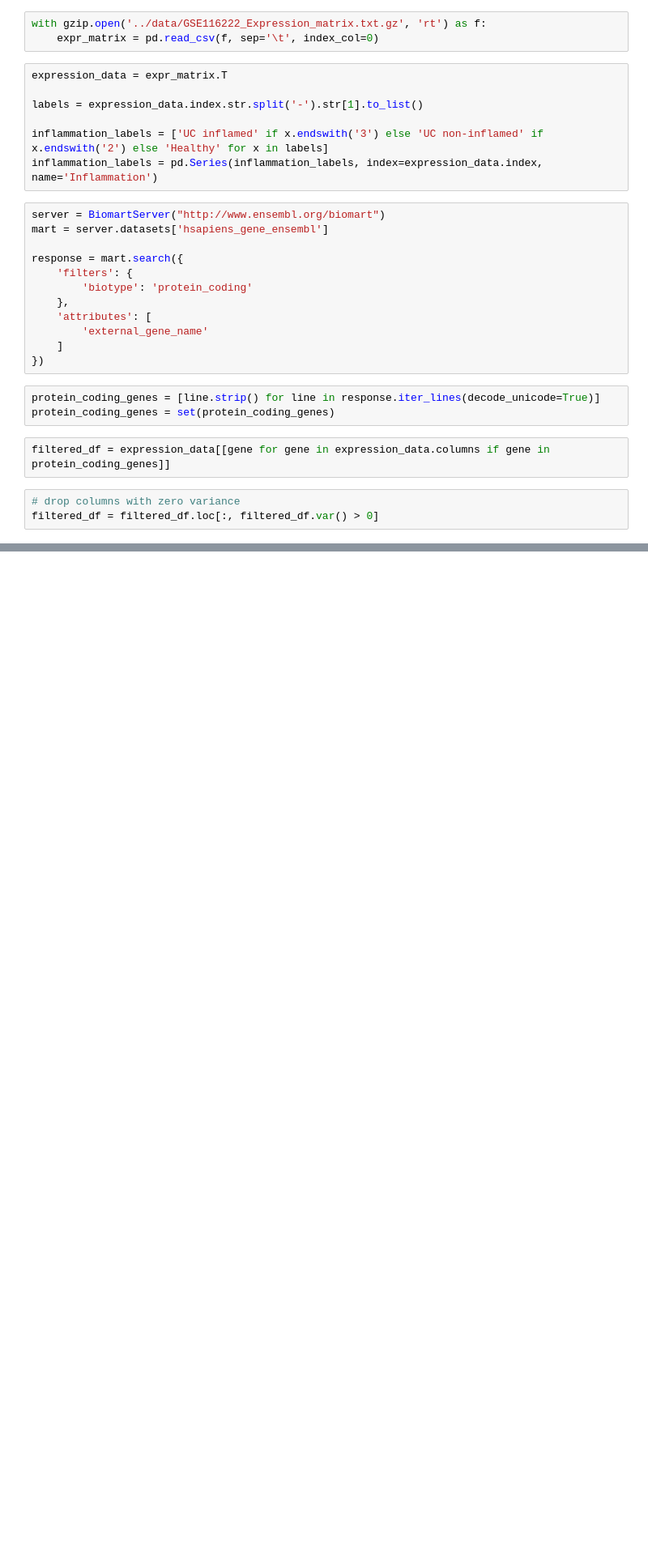
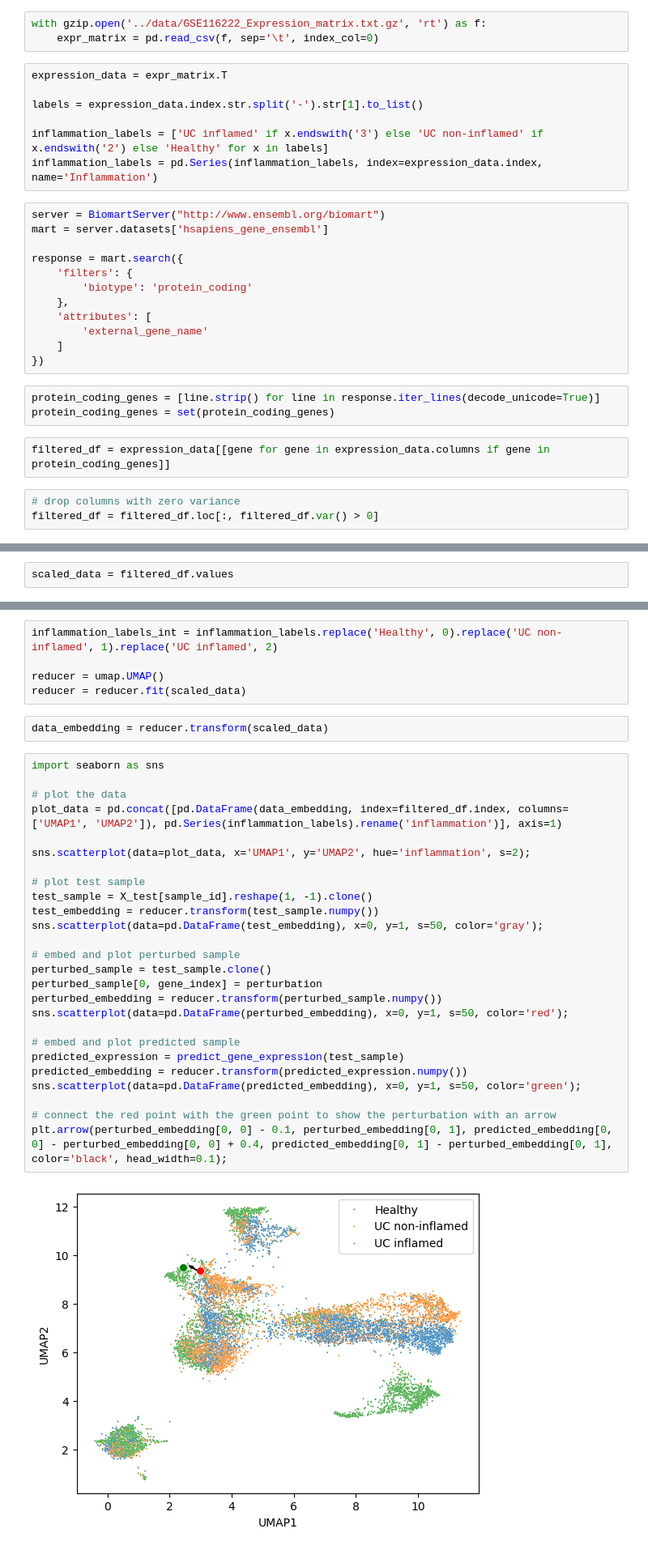
Before and after one commit to MaciejPiernik/virtual-cell-line, a Jupyter notebook: notebooks/playground.ipynb, the cells around one changed output, grey strips where cells are left out. Shown: that part at 81% size. Drawn from its saved outputs; the diff is of its cells as text; blank space fills up the shorter version.

```diff
--- a/notebooks/playground.ipynb
+++ b/notebooks/playground.ipynb
@@ -148,0 +50,2 @@ Epoch 1/5
+# %%
+scaled_data = filtered_df.values
@@ -148,0 +416,35 @@ Epoch 1/5
+# %%
+inflammation_labels_int = inflammation_labels.replace('Healthy', 0).replace('UC non-inflamed', 1).replace('UC inflamed', 2)
+
+reducer = umap.UMAP()
+reducer = reducer.fit(scaled_data)
+# %%
+data_embedding = reducer.transform(scaled_data)
+# %%
+import seaborn as sns
+
+# plot the data
+plot_data = pd.concat([pd.DataFrame(data_embedding, index=filtered_df.index, columns=['UMAP1', 'UMAP2']), pd.Series(inflammation_labels).rename('inflammation')], axis=1)
+
+sns.scatterplot(data=plot_data, x='UMAP1', y='UMAP2', hue='inflammation', s=2);
+
+# plot test sample
+test_sample = X_test[sample_id].reshape(1, -1).clone()
+test_embedding = reducer.transform(test_sample.numpy())
+sns.scatterplot(data=pd.DataFrame(test_embedding), x=0, y=1, s=50, color='gray');
+
+# embed and plot perturbed sample
+perturbed_sample = test_sample.clone()
+perturbed_sample[0, gene_index] = perturbation
+perturbed_embedding = reducer.transform(perturbed_sample.numpy())
+sns.scatterplot(data=pd.DataFrame(perturbed_embedding), x=0, y=1, s=50, color='red');
+
+# embed and plot predicted sample
+predicted_expression = predict_gene_expression(test_sample)
+predicted_embedding = reducer.transform(predicted_expression.numpy())
+sns.scatterplot(data=pd.DataFrame(predicted_embedding), x=0, y=1, s=50, color='green');
+
+# connect the red point with the green point to show the perturbation with an arrow
+plt.arrow(perturbed_embedding[0, 0] - 0.1, perturbed_embedding[0, 1], predicted_embedding[0, 0] - perturbed_embedding[0, 0] + 0.4, predicted_embedding[0, 1] - perturbed_embedding[0, 1], color='black', head_width=0.1);
+# %% [output]
+[figure, added]
```
Also changed, not shown: parts of 25 cells of this notebook, 4 other files.
